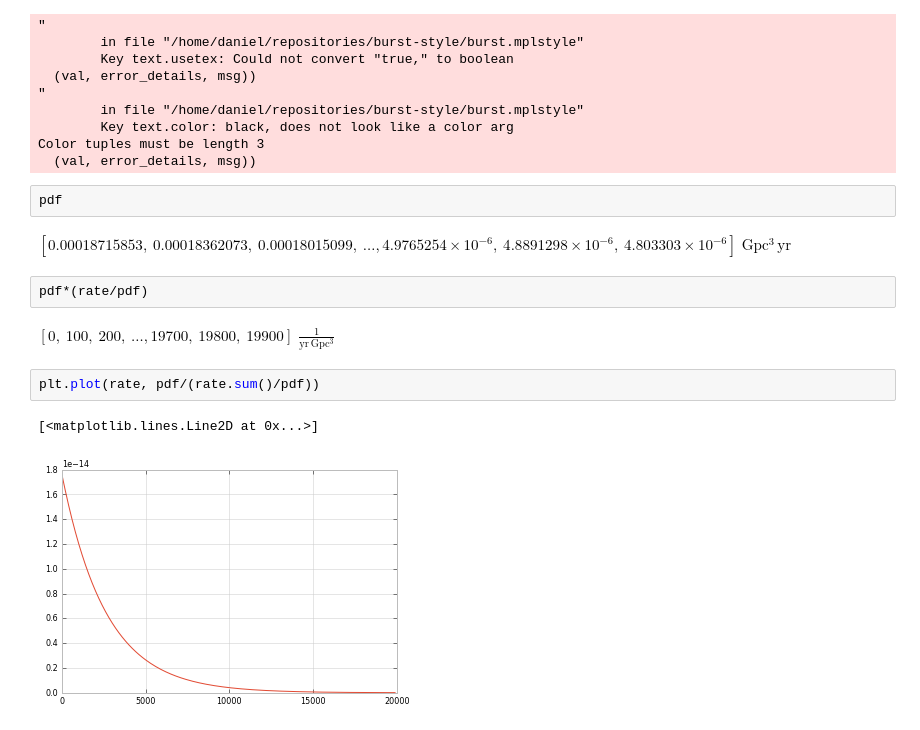
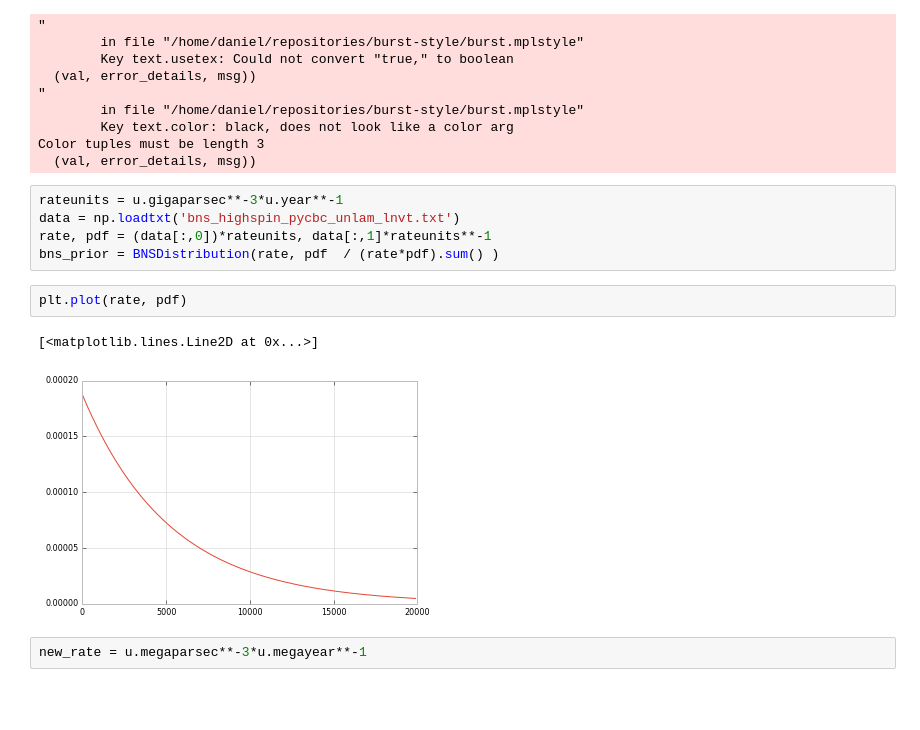
Before and after one commit to transientlunatic/grbeams, a Jupyter notebook: notebooks/sGRB Beaming.ipynb, the cells around one changed output. Saved outputs shown, nothing was run; the diff lists cells and outputs as text; blank space fills up the shorter version.

```diff
--- a/notebooks/sGRB Beaming.ipynb
+++ b/notebooks/sGRB Beaming.ipynb
@@ -325,16 +325,15 @@ import astropy.units as u
         Key text.color: black, does not look like a color arg
 Color tuples must be length 3
   (val, error_details, msg))
-# %%
-pdf
-# %% [output]
-$[0.00018715853,~0.00018362073,~0.00018015099,~\dots, 4.9765254 \times 10^{-6},~4.8891298 \times 10^{-6},~4.803303 \times 10^{-6}] \; \mathrm{Gpc^{3}\,yr}$
+# %%
+rateunits = u.gigaparsec**-3*u.year**-1
+data = np.loadtxt('bns_highspin_pycbc_unlam_lnvt.txt')
+rate, pdf = (data[:,0])*rateunits, data[:,1]*rateunits**-1
+bns_prior = BNSDistribution(rate, pdf  / (rate*pdf).sum() )
 # %%
-pdf*(rate/pdf)
+plt.plot(rate, pdf)
 # %% [output]
-$[0,~100,~200,~\dots, 19700,~19800,~19900] \; \mathrm{\frac{1}{yr\,Gpc^{3}}}$
+[<matplotlib.lines.Line2D at 0x...>]
+[figure, added]
-# %%
-plt.plot(rate, pdf/(rate.sum()/pdf))
-# %% [output]
-[<matplotlib.lines.Line2D at 0x...>]
-[figure, removed]
+# %%
+new_rate = u.megaparsec**-3*u.megayear**-1
```
Also changed, not shown: parts of 11 cells of this notebook.
